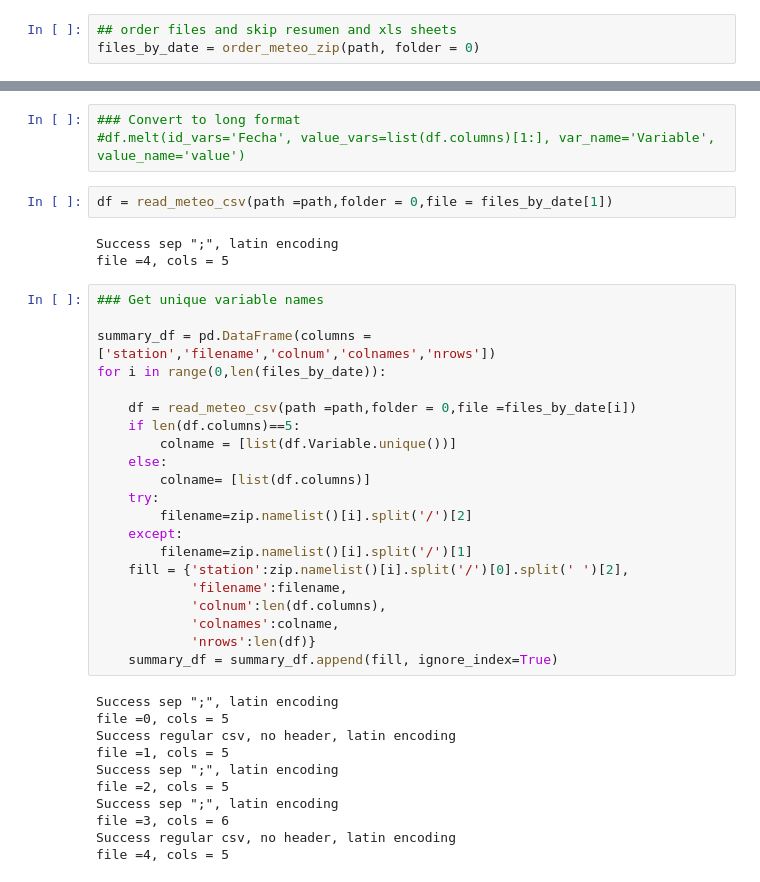
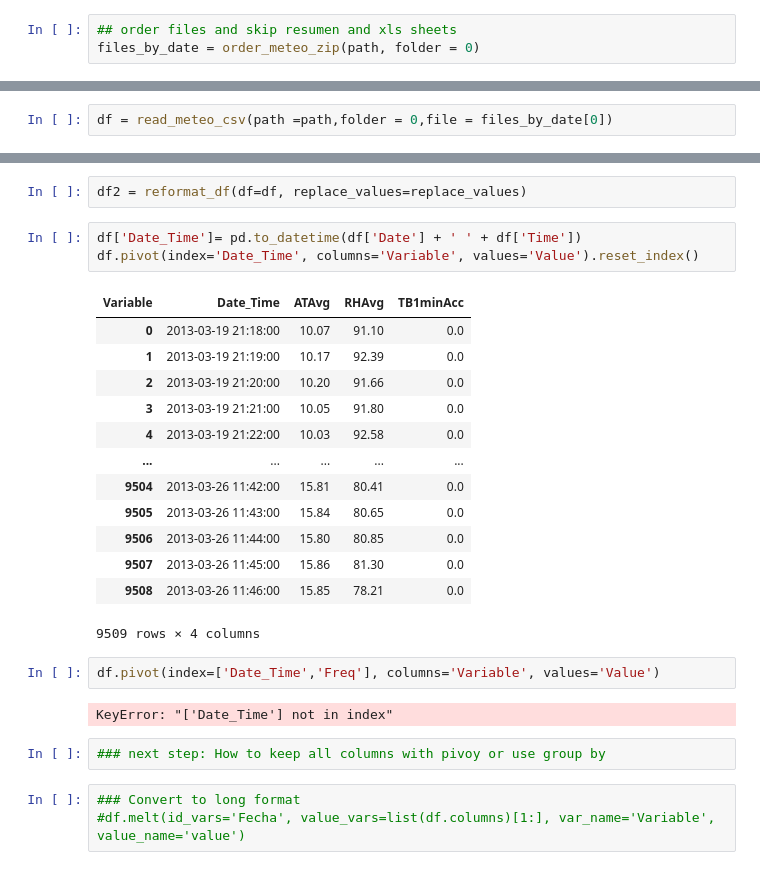
Before and after one commit to tamaramegan/frost_prediction_ml, a Jupyter notebook: Explore_data.ipynb, the cells around one changed output, grey strips where cells are left out. Cells and saved outputs as stored; diff of their text form.

Commit message:
pivot table missing Freq nd type

```diff
--- a/Explore_data.ipynb
+++ b/Explore_data.ipynb
@@ -155,0 +144,2 @@ files_by_date  ### the filenames may be wrong. Following the folder date
+# %%
+df = read_meteo_csv(path =path,folder = 0,file = files_by_date[0])
@@ -156,40 +231,28 @@ files_by_date  ### the filenames may be wrong. Following the folder date
+# %%
+df2 = reformat_df(df=df, replace_values=replace_values)
+# %%
+df['Date_Time']= pd.to_datetime(df['Date'] + ' ' + df['Time'])
+df.pivot(index='Date_Time', columns='Variable', values='Value').reset_index()
+# %% [output]
+| Variable | Date_Time | ATAvg | RHAvg | TB1minAcc |
+| 0 | 2013-03-19 21:18:00 | 10.07 | 91.10 | 0.0 |
+| 1 | 2013-03-19 21:19:00 | 10.17 | 92.39 | 0.0 |
+| 2 | 2013-03-19 21:20:00 | 10.20 | 91.66 | 0.0 |
+| 3 | 2013-03-19 21:21:00 | 10.05 | 91.80 | 0.0 |
+| 4 | 2013-03-19 21:22:00 | 10.03 | 92.58 | 0.0 |
+| ... | ... | ... | ... | ... |
+| 9504 | 2013-03-26 11:42:00 | 15.81 | 80.41 | 0.0 |
+| 9505 | 2013-03-26 11:43:00 | 15.84 | 80.65 | 0.0 |
+| 9506 | 2013-03-26 11:44:00 | 15.80 | 80.85 | 0.0 |
+| 9507 | 2013-03-26 11:45:00 | 15.86 | 81.30 | 0.0 |
+| 9508 | 2013-03-26 11:46:00 | 15.85 | 78.21 | 0.0 |
+9509 rows × 4 columns
+# %%
+df.pivot(index=['Date_Time','Freq'], columns='Variable', values='Value')
+# %% [output]
+KeyError: "['Date_Time'] not in index"
+# %%
+### next step: How to keep all columns with pivoy or use group by
 # %%
 ### Convert to long format
 #df.melt(id_vars='Fecha', value_vars=list(df.columns)[1:], var_name='Variable', value_name='value')
-# %%
-df = read_meteo_csv(path =path,folder = 0,file = files_by_date[1])
-# %% [output]
-Success sep ";", latin encoding
-file =4, cols = 5
-# %%
-### Get unique variable names
-
-summary_df = pd.DataFrame(columns = ['station','filename','colnum','colnames','nrows'])
-for i in range(0,len(files_by_date)):
-
-    df = read_meteo_csv(path =path,folder = 0,file =files_by_date[i])
-    if len(df.columns)==5:
-        colname = [list(df.Variable.unique())]
-    else:
-        colname= [list(df.columns)]
-    try:
-        filename=zip.namelist()[i].split('/')[2]
-    except:
-        filename=zip.namelist()[i].split('/')[1]
-    fill = {'station':zip.namelist()[i].split('/')[0].split(' ')[2],
-            'filename':filename,
-            'colnum':len(df.columns),
-            'colnames':colname,
-            'nrows':len(df)}
-    summary_df = summary_df.append(fill, ignore_index=True)
-# %% [output]
-Success sep ";", latin encoding
-file =0, cols = 5
-Success regular csv, no header, latin encoding
-file =1, cols = 5
-Success sep ";", latin encoding
-file =2, cols = 5
-Success sep ";", latin encoding
-file =3, cols = 6
-Success regular csv, no header, latin encoding
-file =4, cols = 5
```
Also changed, not shown: parts of 25 cells of this notebook, 1 other file.
